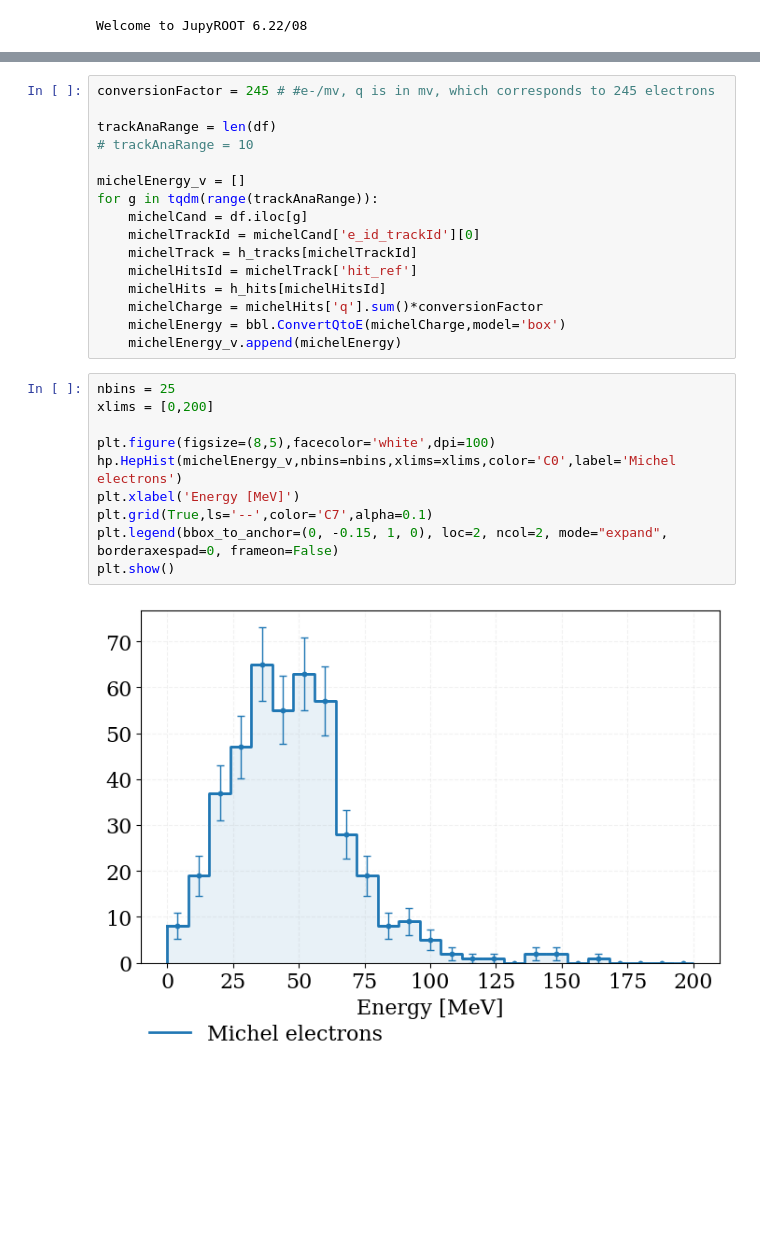
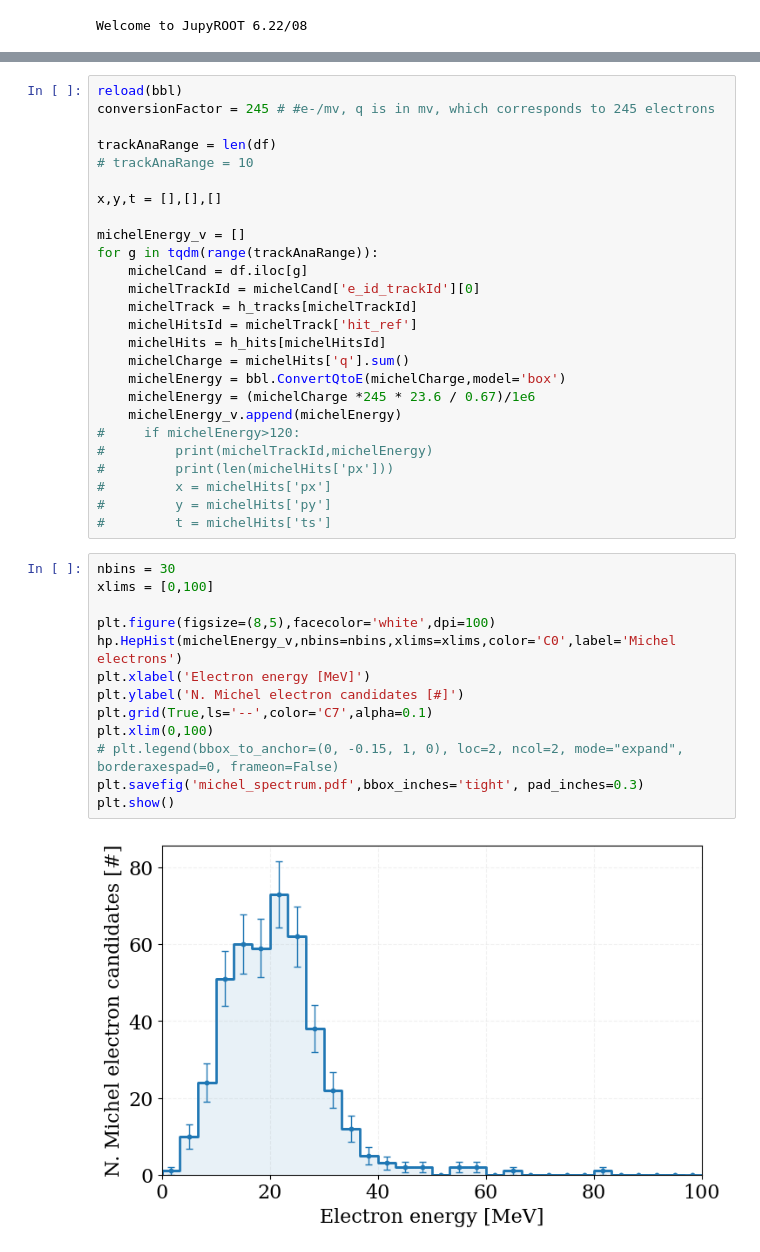
Before and after one commit to sdporzio/larpix-michel, a Jupyter notebook: michelCandidates_spectrum.ipynb, the cells around one changed output, grey strips where cells are left out. Cells and saved outputs as stored; diff of their text form; blank space fills up the shorter version.

```diff
--- a/michelCandidates_spectrum.ipynb
+++ b/michelCandidates_spectrum.ipynb
@@ -114,8 +114,11 @@ Wall time: 6.68 s
 # %%
+reload(bbl)
 conversionFactor = 245 # #e-/mv, q is in mv, which corresponds to 245 electrons
 
 trackAnaRange = len(df)
 # trackAnaRange = 10
+
+x,y,t = [],[],[]
 
 michelEnergy_v = []
 for g in tqdm(range(trackAnaRange)):
@@ -124,18 +127,28 @@ for g in tqdm(range(trackAnaRange)):
     michelTrack = h_tracks[michelTrackId]
     michelHitsId = michelTrack['hit_ref']
     michelHits = h_hits[michelHitsId]
-    michelCharge = michelHits['q'].sum()*conversionFactor
+    michelCharge = michelHits['q'].sum()
     michelEnergy = bbl.ConvertQtoE(michelCharge,model='box')
+    michelEnergy = (michelCharge *245 * 23.6 / 0.67)/1e6
     michelEnergy_v.append(michelEnergy)
+#     if michelEnergy>120:
+#         print(michelTrackId,michelEnergy)
+#         print(len(michelHits['px']))
+#         x = michelHits['px']
+#         y = michelHits['py']
+#         t = michelHits['ts']
 # %%
-nbins = 25
-xlims = [0,200]
+nbins = 30
+xlims = [0,100]
 
 plt.figure(figsize=(8,5),facecolor='white',dpi=100)
 hp.HepHist(michelEnergy_v,nbins=nbins,xlims=xlims,color='C0',label='Michel electrons')
-plt.xlabel('Energy [MeV]')
+plt.xlabel('Electron energy [MeV]')
+plt.ylabel('N. Michel electron candidates [#]')
 plt.grid(True,ls='--',color='C7',alpha=0.1)
-plt.legend(bbox_to_anchor=(0, -0.15, 1, 0), loc=2, ncol=2, mode="expand", borderaxespad=0, frameon=False)
+plt.xlim(0,100)
+# plt.legend(bbox_to_anchor=(0, -0.15, 1, 0), loc=2, ncol=2, mode="expand", borderaxespad=0, frameon=False)
+plt.savefig('michel_spectrum.pdf',bbox_inches='tight', pad_inches=0.3)
 plt.show()
 # %% [output]
-[figure, old version]
+[figure, new version]
```
Also changed, not shown: parts of 2 cells of this notebook, 2 other files.
